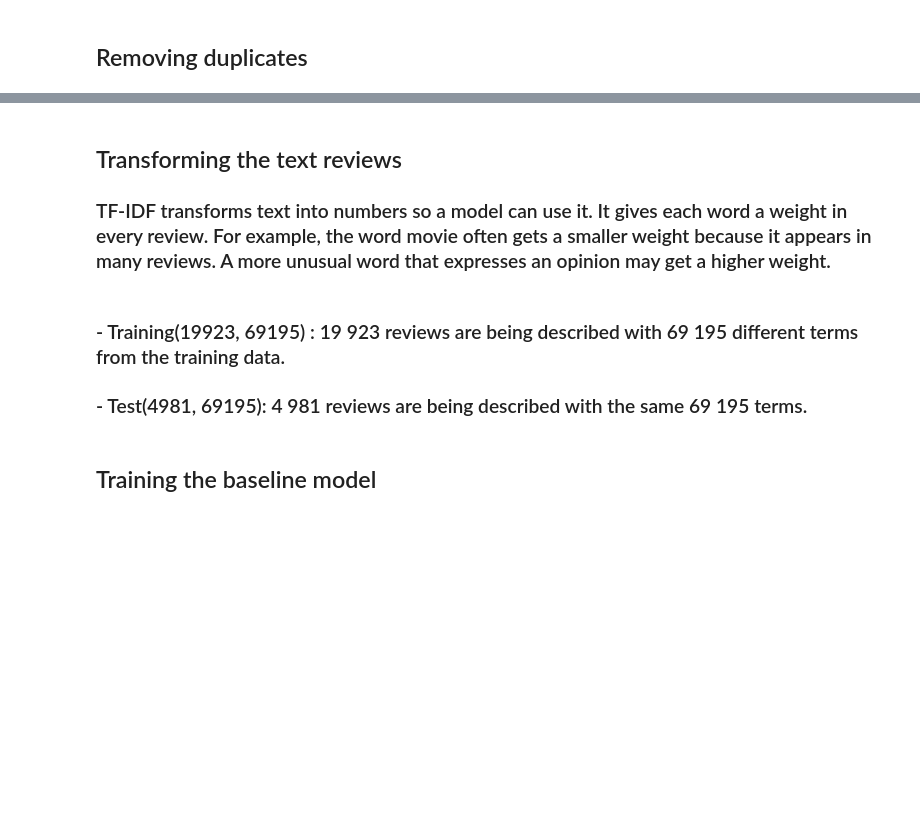
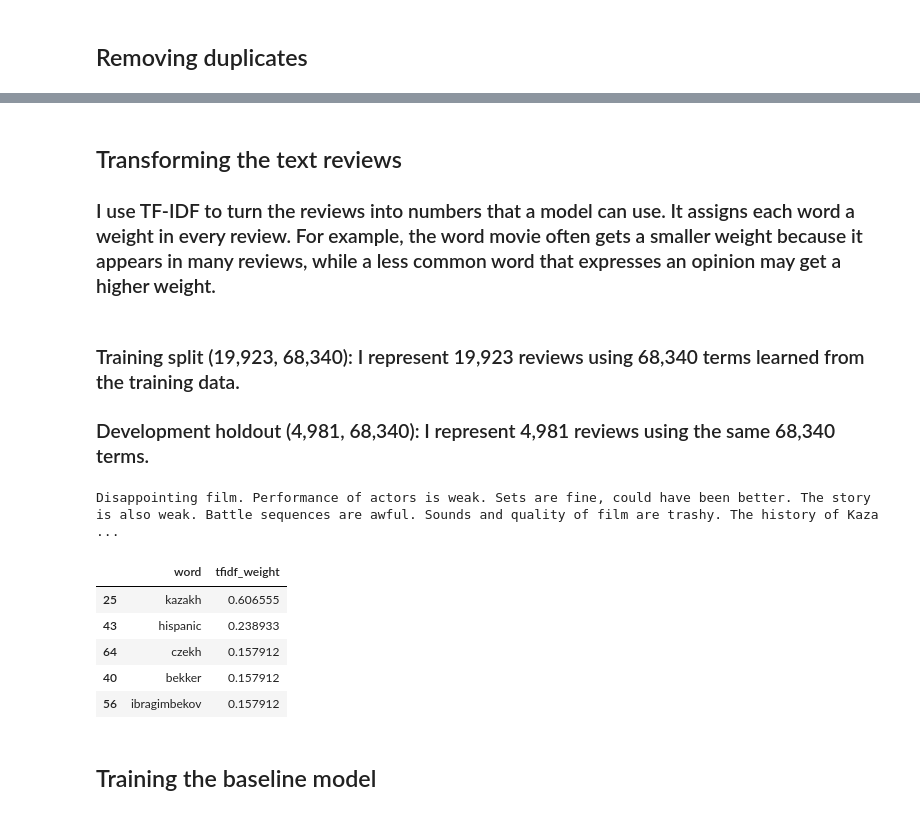
Before and after one commit to VIKI484/Movie-reviews, a Jupyter notebook: Movie reviews.ipynb, the cells around one changed output, grey strips where cells are left out. Cells and saved outputs as stored; diff of their text form; code cells hidden in the pictures; blank space fills up the shorter version.

```diff
--- a/Movie reviews.ipynb
+++ b/Movie reviews.ipynb
@@ -23,10 +73,8 @@ The dataset has half of the reviews listed as positive and half listed as negati
 # %%
 import pandas as pd
 
-pd.set_option("display.max_colwidth", None)
-display(df)
-df[df["label"]==1]
+display(df.head(10))
+display(df.groupby("label").size().rename("review_count"))
 # %%
-pd.set_option("display.max_colwidth", None)
-df[df["label"]==0]
+display(df.loc[df["label"] == 0, ["text", "label"]].head(5))
 # %% [markdown]
@@ -37,4 +87,4 @@ display(df[["text", "length"]])
 # %%
-df["word_count"] = df["text"].str.split().str.len() # The length in the number of words per reviews
-display(df[["text", "word_count"]])
+df["word_count"] = df["clean_text"].str.split().str.len()
+print(df["word_count"].describe())
 # %%
@@ -115,7 +206,7 @@ df_clean.info()
 # %% [markdown]
 ## Transforming the text reviews
 
-### TF-IDF transforms text into numbers so a model can use it. It gives each word a weight in every review. For example, the word movie often gets a smaller weight because it appears in many reviews. A more unusual word that expresses an opinion may get a higher weight.
+### I use TF-IDF to turn the reviews into numbers that a model can use. It assigns each word a weight in every review. For example, the word movie often gets a smaller weight because it appears in many reviews, while a less common word that expresses an opinion may get a higher weight.
 # %%
 from sklearn.model_selection import train_test_split
 from sklearn.feature_extraction.text import TfidfVectorizer
@@ -139,20 +229,28 @@ print("TF-IDF-form för test:", X_test.shape)
 # %% [markdown]
-### - Training(19923, 69195) : 19 923 reviews are being described with 69 195 different terms from the training data.
+### Training split (19,923, 68,340): I represent 19,923 reviews using 68,340 terms learned from the training data.
 
-### - Test(4981, 69195): 4 981 reviews are being described with the same 69 195 terms.
+### Development holdout (4,981, 68,340): I represent 4,981 reviews using the same 68,340 terms.
 # %%
 row_number = 0
 row = X_train[row_number]
 
 terms = vectorizer.get_feature_names_out()
 
 review_vector = pd.DataFrame({
     "word": terms[row.indices],
     "tfidf_weight": row.data
 }).sort_values("tfidf_weight", ascending=False)
 
-print(X_train_text.iloc[row_number])  # Den rensade recensionen
-display(review_vector.head(20))       # Ord och TF-IDF-vikter
+print(X_train_text.iloc[row_number])  # The cleaned review
+display(review_vector.head())       # Terms and TF-IDF weights
+# %% [output]
+Disappointing film. Performance of actors is weak. Sets are fine, could have been better. The story is also weak. Battle sequences are awful. Sounds and quality of film are trashy. The history of Kaza ...
+|  | word | tfidf_weight |
+| 25 | kazakh | 0.606555 |
+| 43 | hispanic | 0.238933 |
+| 64 | czekh | 0.157912 |
+| 40 | bekker | 0.157912 |
+| 56 | ibragimbekov | 0.157912 |
 # %% [markdown]
 ## Training the baseline model
 # %%
```
Also changed, not shown: parts of 39 cells of this notebook, 3 other files.
